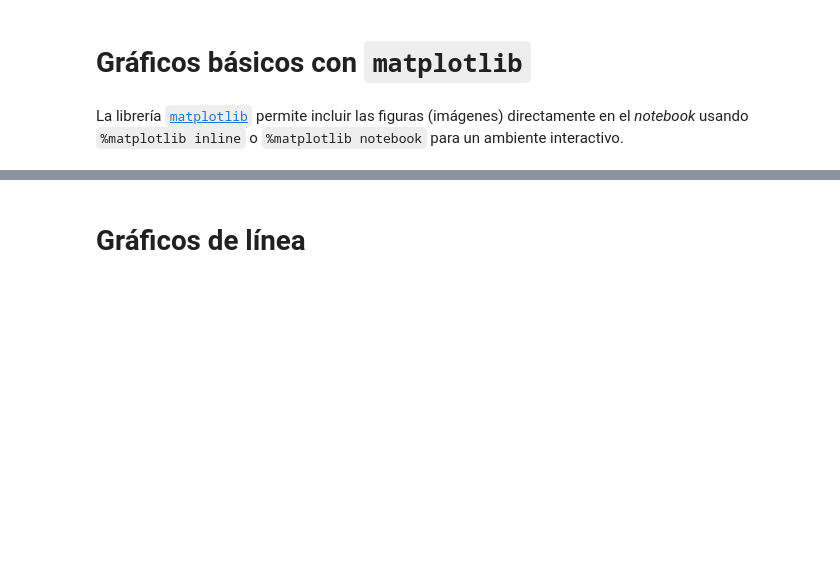
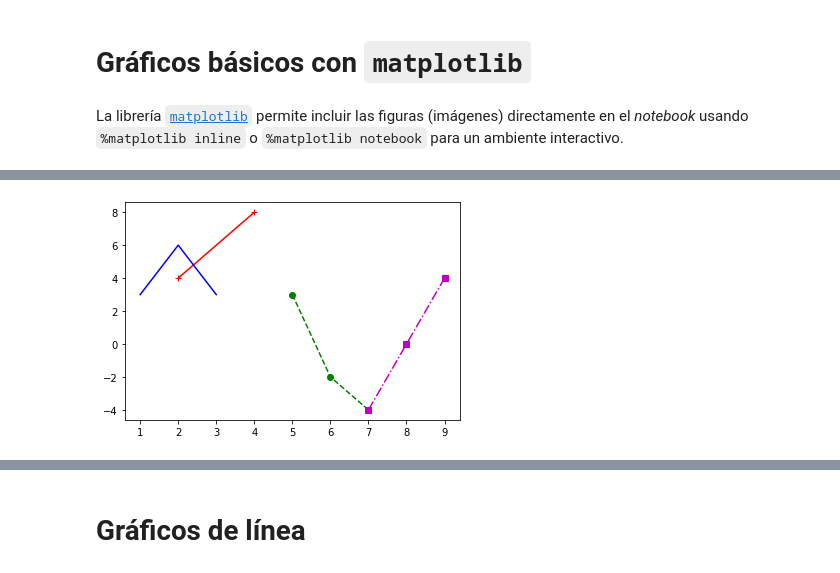
Before and after one commit to rafaelrv95/transito, a Jupyter notebook: 04_Graficos.ipynb, the cells around one changed output, grey strips where cells are left out. Saved outputs shown, nothing was run; the diff lists cells and outputs as text; code cells hidden in the pictures; blank space fills up the shorter version.

```diff
--- a/04_Graficos.ipynb
+++ b/04_Graficos.ipynb
@@ -34,16 +42,20 @@ plt.close()
 # %%
 plt.figure()
 # Pinta varios puntos, cada uno con un formato diferente
 # 'r+-' = rojo, cruz, linea
-
+plt.plot([2,4],[4,8],'r+-')
 # 'b-' = azul, linea
-
+plt.plot([1,2,3],[3,6,3],'b-')
 # 'go--' = verde, circulo, rayas
+plt.plot([5,6,7],[3,-2,-4],'go--')
 
 # 'm.--' = magenta, punto, royas
+plt.plot([7,8,9],[-4,0,4],'ms-.')
 
 plt.show()
 plt.close()
+# %% [output]
+[figure, added]
 # %%
 x = np.sort(np.random.randint(100, size=(25)))
 y = np.random.randint(100, size=(25))
```
Also changed, not shown: parts of 21 cells of this notebook.
